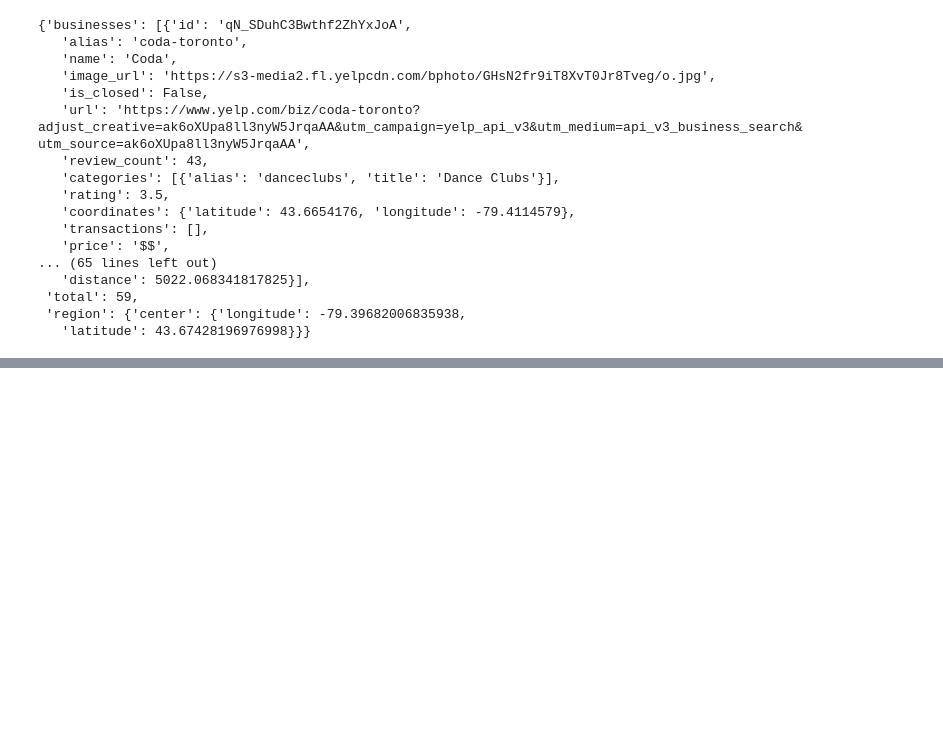
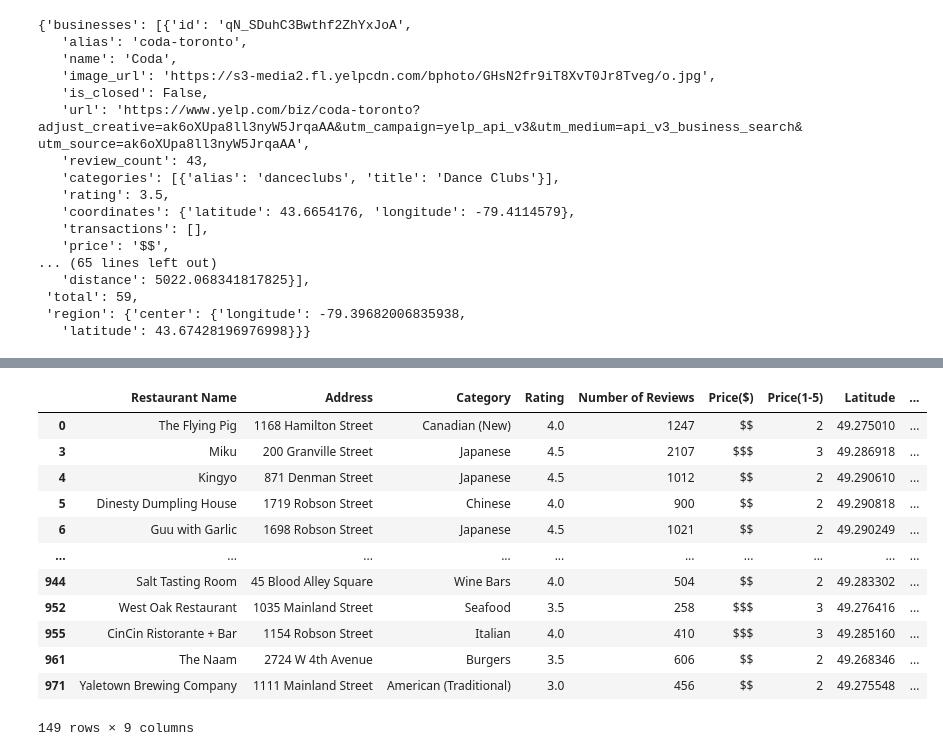
Before and after one commit to AlanDeng7/Module-7-Project1, a Jupyter notebook: Code_Sameer/Sameer.ipynb, the cells around one changed output, grey strips where cells are left out. Saved outputs shown, nothing was run; the diff lists cells and outputs as text; code cells hidden in the pictures; blank space fills up the shorter version.

```diff
--- a/Code_Sameer/Sameer.ipynb
+++ b/Code_Sameer/Sameer.ipynb
@@ -106,3 +120,14 @@ Querying https://api.yelp.com/v3/businesses/search ...
  'total': 59,
  'region': {'center': {'longitude': -79.39682006835938,
    'latitude': 43.67428196976998}}}
+# %%
+yelp_toronto = '../Data/tor_data.csv'
+yelp_vancouver = '../Data/van_data.csv'
+
+toronto_data = pd.read_csv(yelp_toronto, encoding='utf-8')
+vancouver_data = pd.read_csv(yelp_vancouver, encoding='utf-8')
+
+toronto_df = pd.DataFrame(toronto_data)
+vancouver_df = pd.DataFrame(vancouver_data)
+
+toronto_df.head()
@@ -108,0 +141,10 @@ Querying https://api.yelp.com/v3/businesses/search ...
+# %%
+#Find Yelp Categories unique to each city
+torcats = pd.Index(toronto_data['Category'].unique())
+vancats = pd.Index(vancouver_data['Category'].unique())
+
+torcat_unique = pd.Series(torcats.difference(vancats))
+vancat_unique = pd.Series(vancats.difference(torcats))
+
+torcats_df = toronto_data.loc[(toronto_data['Category'].isin(torcat_unique)) & (toronto_data['Number of Reviews'] > 100) & (toronto_data['Category'] != 'Food Court') & (toronto_data['Category'] != 'Arcades'), :]
+vancats_df = vancouver_data.loc[(vancouver_data['Category'].isin(vancat_unique)) & (vancouver_data['Number of Reviews'] > 100) & (vancouver_data['Category'] != 'Organic Stores') & (vancouver_data['Category'] != 'Dive Bars') & (vancouver_data['Category'] != 'Irish') & (vancouver_data['Category'] != 'Patisserie/Cake Shop'), :]
@@ -108,0 +179,23 @@ Querying https://api.yelp.com/v3/businesses/search ...
+# %%
+#Find Yelp categories found in both cities
+
+cats_shared = torcats.intersection(vancats)
+
+torcats_shared_df = toronto_data.loc[(toronto_data['Category'].isin(cats_shared)) & (toronto_data['Number of Reviews'] > 250), :]
+vancats_shared_df = vancouver_data.loc[(vancouver_data['Category'].isin(cats_shared)) & (vancouver_data['Number of Reviews'] > 250), :]
+
+vancats_shared_df
+# %% [output]
+|  | Restaurant Name | Address | Category | Rating | Number of Reviews | Price($) | Price(1-5) | Latitude | ... |
+| 0 | The Flying Pig | 1168 Hamilton Street | Canadian (New) | 4.0 | 1247 | $$ | 2 | 49.275010 | ... |
+| 3 | Miku | 200 Granville Street | Japanese | 4.5 | 2107 | $$$ | 3 | 49.286918 | ... |
+| 4 | Kingyo | 871 Denman Street | Japanese | 4.5 | 1012 | $$ | 2 | 49.290610 | ... |
+| 5 | Dinesty Dumpling House | 1719 Robson Street | Chinese | 4.0 | 900 | $$ | 2 | 49.290818 | ... |
+| 6 | Guu with Garlic | 1698 Robson Street | Japanese | 4.5 | 1021 | $$ | 2 | 49.290249 | ... |
+| ... | ... | ... | ... | ... | ... | ... | ... | ... | ... |
+| 944 | Salt Tasting Room | 45 Blood Alley Square | Wine Bars | 4.0 | 504 | $$ | 2 | 49.283302 | ... |
+| 952 | West Oak Restaurant | 1035 Mainland Street | Seafood | 3.5 | 258 | $$$ | 3 | 49.276416 | ... |
+| 955 | CinCin Ristorante + Bar | 1154 Robson Street | Italian | 4.0 | 410 | $$$ | 3 | 49.285160 | ... |
+| 961 | The Naam | 2724 W 4th Avenue | Burgers | 3.5 | 606 | $$ | 2 | 49.268346 | ... |
+| 971 | Yaletown Brewing Company | 1111 Mainland Street | American (Traditional) | 3.0 | 456 | $$ | 2 | 49.275548 | ... |
+149 rows × 9 columns
```
Also changed, not shown: parts of 13 cells of this notebook.
